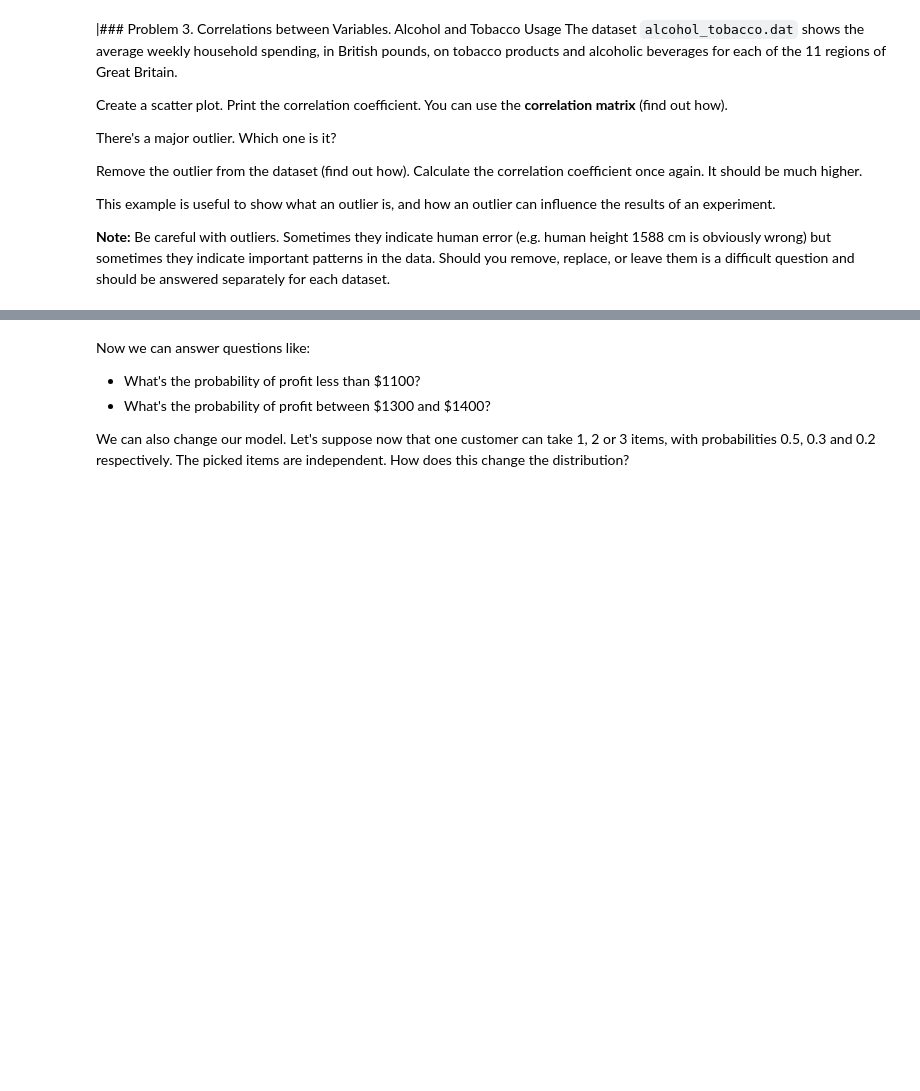
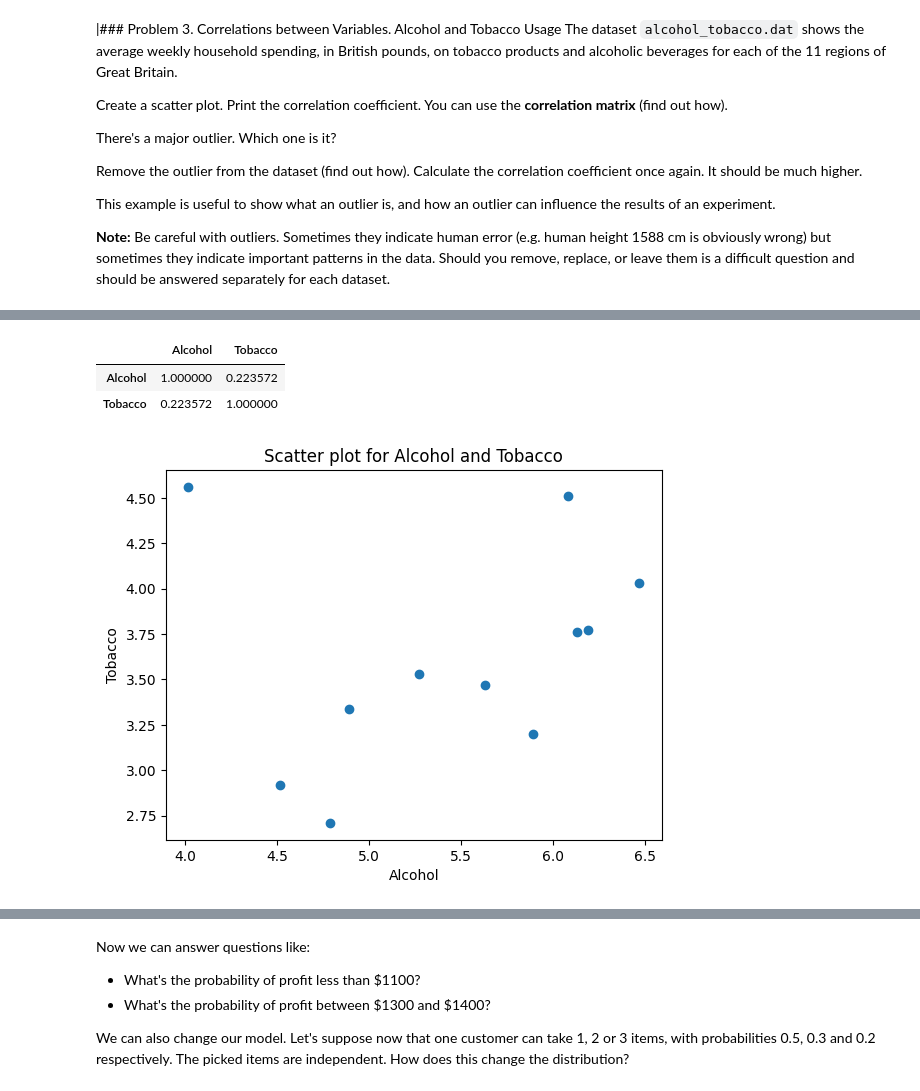
Before and after one commit to plamensve/Math-Concepts, a Jupyter notebook: 06-Statistic/EXERCISE/Statistics Exercise.ipynb, the cells around one changed output, grey strips where cells are left out. Saved outputs shown, nothing was run; the diff lists cells and outputs as text; code cells hidden in the pictures; blank space fills up the shorter version.

```diff
--- a/06-Statistic/EXERCISE/Statistics Exercise.ipynb
+++ b/06-Statistic/EXERCISE/Statistics Exercise.ipynb
@@ -241,0 +240,4 @@ This example is useful to show what an outlier is, and how an outlier can influe
+# %%
+data = pd.read_table('data/alcohol_tobacco.dat')
+data
+#Read data from alcohol_tobacco.dat, just for information
@@ -241,0 +257,17 @@ This example is useful to show what an outlier is, and how an outlier can influe
+# %%
+correlation = data[["Alcohol", "Tobacco"]].corr()
+correlation
+#Check correlation between data in the columns
+# %% [output]
+|  | Alcohol | Tobacco |
+| Alcohol | 1.000000 | 0.223572 |
+| Tobacco | 0.223572 | 1.000000 |
+# %%
+scatter_data = plt.scatter(data.Alcohol, data.Tobacco)
+plt.title("Scatter plot for Alcohol and Tobacco")
+plt.xlabel("Alcohol")
+plt.ylabel("Tobacco")
+
+plt.show(scatter_data)
+# %% [output]
+[figure, added]
```
Also changed, not shown: parts of 10 cells of this notebook.
